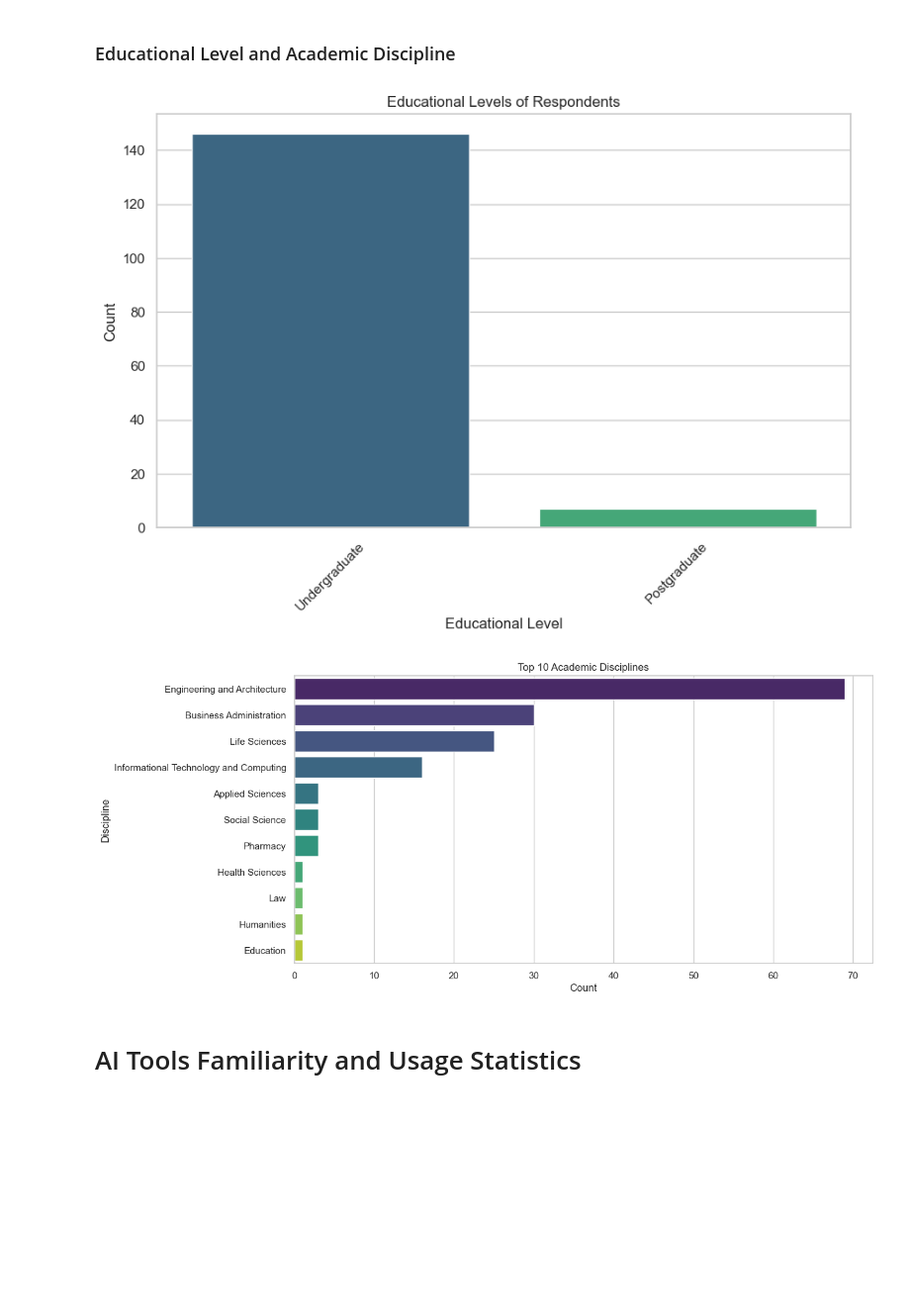
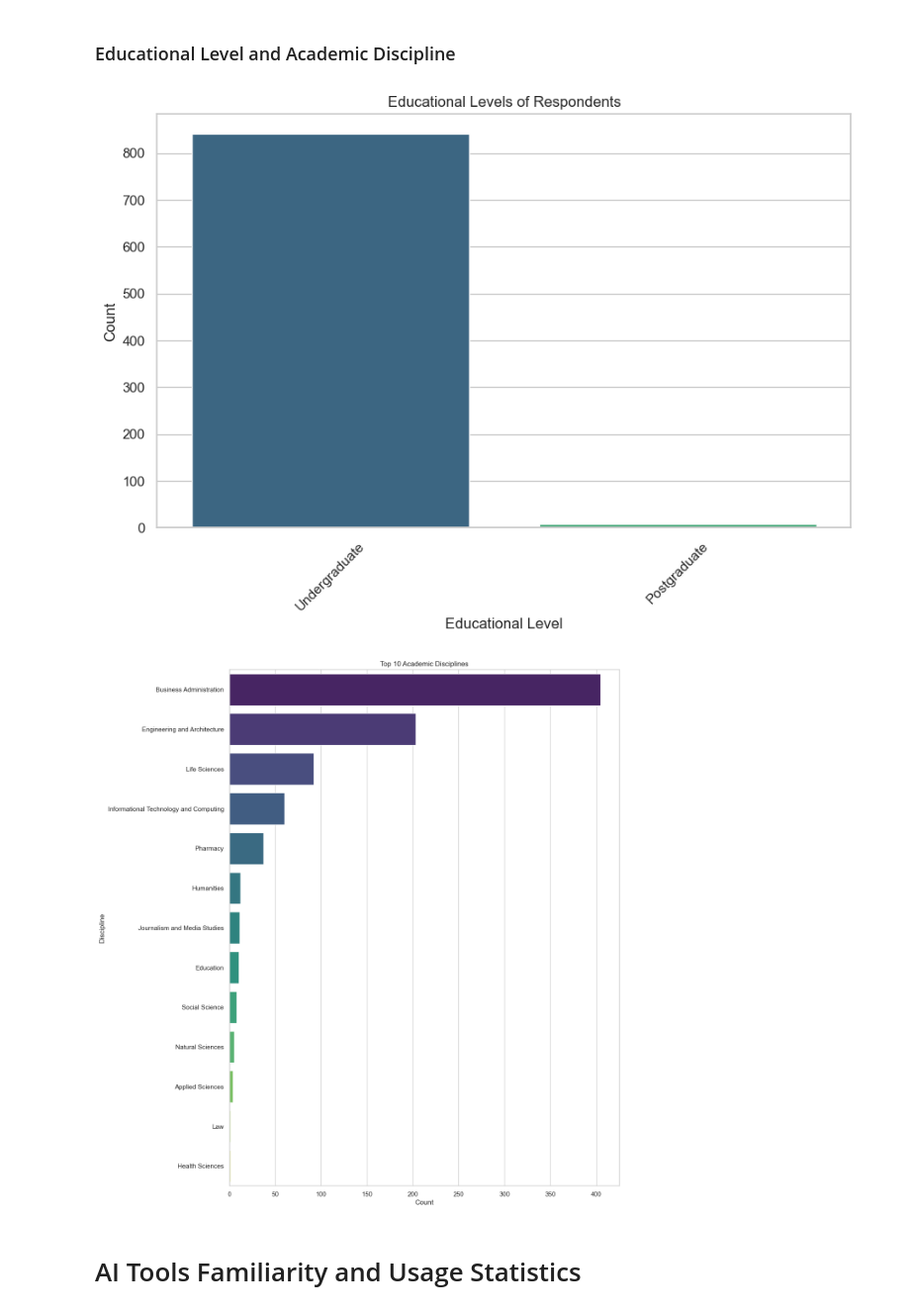
Before and after one commit to NotAlpha45/Survey-on-the-Impact-of-AI-Tools, a Jupyter notebook: code/dataset_exploration.ipynb, the cells around one changed output. Shown at 99% size. Drawn from its saved outputs; the diff is of its cells as text; code cells hidden in the pictures; blank space fills up the shorter version.

Commit message:
Processed with the new dataset

```diff
--- a/code/dataset_exploration.ipynb
+++ b/code/dataset_exploration.ipynb
@@ -6,7 +6,7 @@ import seaborn as sns
 # Dataset Load and Cleaning
 # %%
 dataset = pd.read_csv(
-    "../dataset/Survey on the Impact of AI Tools on Students  (Responses) - Form Responses 1.csv",
+    "../dataset/Merged-Responses-of-Impact-of-AI-Tools-on-Students-Sheet1.csv",
     engine="pyarrow",
 )
 
@@ -72,7 +72,7 @@ plt.show()
 ### Educational Level and Academic Discipline
 # %%
 plt.figure(figsize=(10, 6))
-edu_counts = dataset["What is your Educational Level"].value_counts()
+edu_counts = dataset["Education Level"].value_counts()
 sns.barplot(
     x=edu_counts.index,
     y=edu_counts.values,
@@ -88,32 +88,32 @@ filename = "../results/educational_levels_of_respondents.png"
 plt.savefig(filename)
 plt.show()
 # %% [output]
-[figure, old version]
+[figure, new version]
 # %%
-plt.figure(figsize=(12, 6))
-major_counts = dataset["Academic Major Discipline"].value_counts()
+major_counts = dataset["Academic Background"].value_counts()
 
 # These two are more or less the same major, so we combine them
 major_counts["Informational Technology and Computing"] += major_counts[
     "Informational Technology"
 ]
 major_counts = major_counts.drop("Informational Technology")
 
+plt.figure(figsize=(12, 16))
 sns.barplot(
     y=major_counts.index,
     x=major_counts.values,
     palette="viridis",
     hue=major_counts.index,
     legend=False,
 )
 plt.title("Top 10 Academic Disciplines")
 plt.xlabel("Count")
 plt.ylabel("Discipline")
 filename = "../results/top_10_academic_disciplines.png"
 plt.savefig(filename)
 plt.show()
 # %% [output]
-[figure, old version]
+[figure, new version]
 # %% [markdown]
 # AI Tools Familiarity and Usage Statistics
 # %% [markdown]
```
Also changed, not shown: parts of 28 cells of this notebook, 27 other files.
